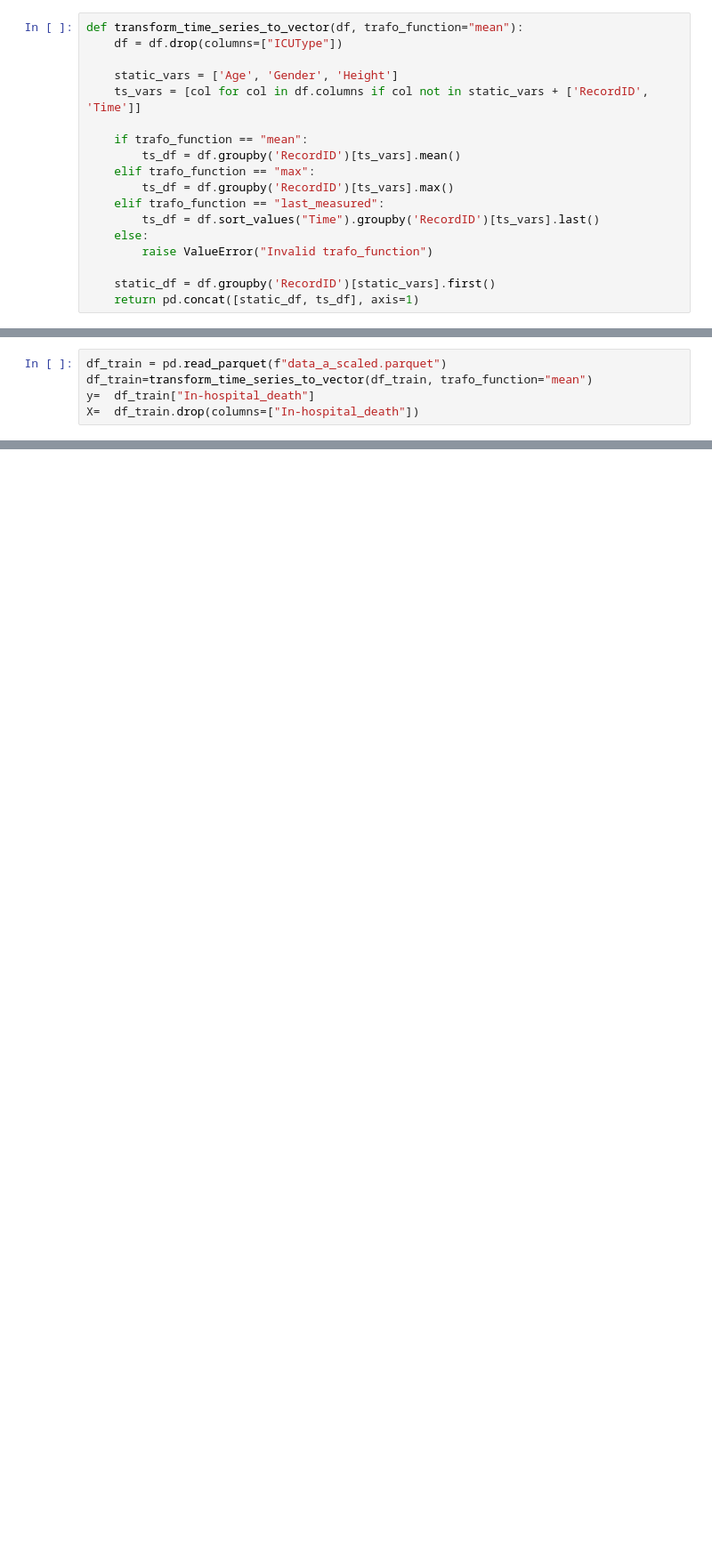
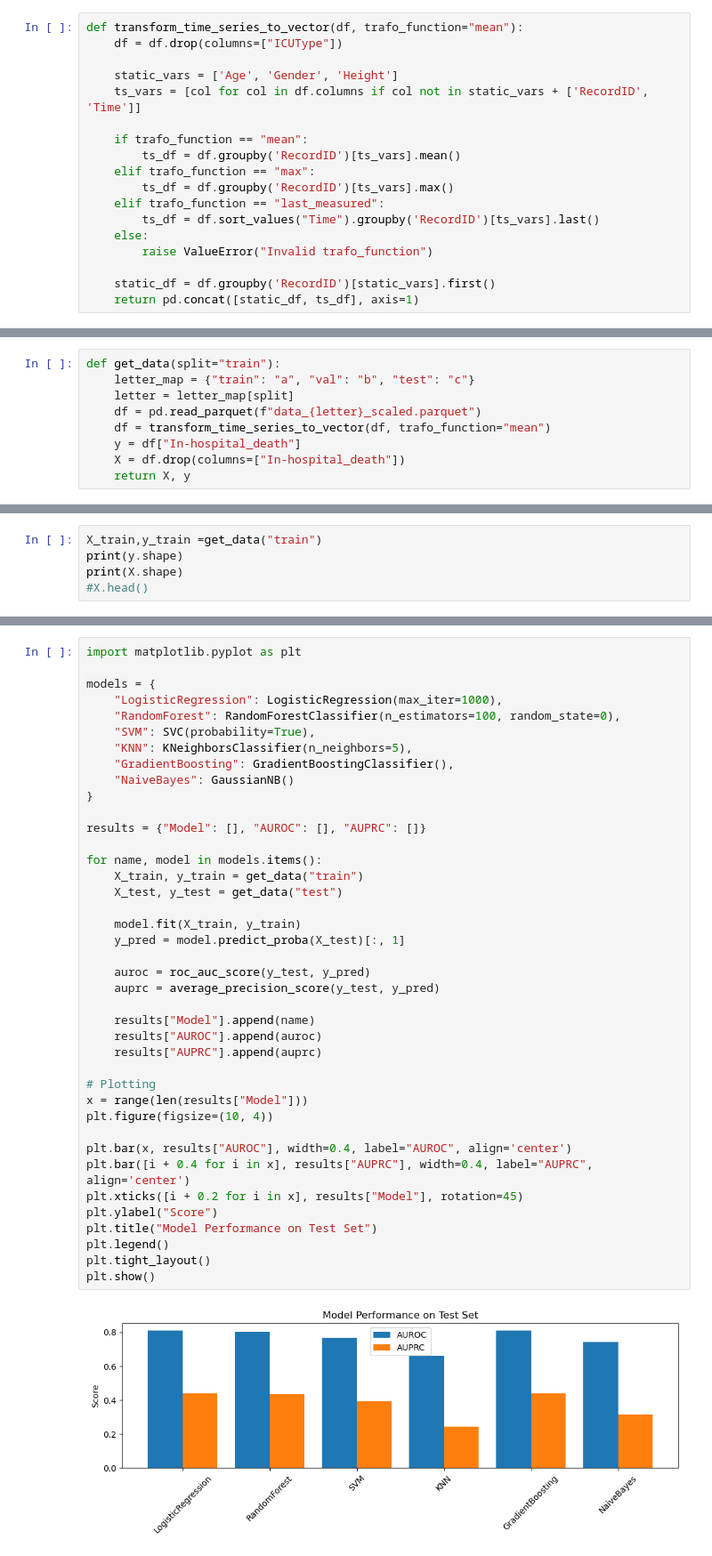
Before and after one commit to KarlDeck/ML4HC_P1, a Jupyter notebook: Project1.ipynb, the cells around one changed output, grey strips where cells are left out. Shown at 89% size. Drawn from its saved outputs; the diff is of its cells as text; blank space fills up the shorter version.

Commit message:
Added first simple models

```diff
--- a/Project1.ipynb
+++ b/Project1.ipynb
@@ -456,5 +460,9 @@ def transform_time_series_to_vector(df, trafo_function="mean"):
 # %%
-df_train = pd.read_parquet(f"data_a_scaled.parquet")
-df_train=transform_time_series_to_vector(df_train, trafo_function="mean")
-y=  df_train["In-hospital_death"]
-X=  df_train.drop(columns=["In-hospital_death"])
+def get_data(split="train"):
+    letter_map = {"train": "a", "val": "b", "test": "c"}
+    letter = letter_map[split]
+    df = pd.read_parquet(f"data_{letter}_scaled.parquet")
+    df = transform_time_series_to_vector(df, trafo_function="mean")
+    y = df["In-hospital_death"]
+    X = df.drop(columns=["In-hospital_death"])
+    return X, y
@@ -477,0 +469,5 @@ X
+# %%
+X_train,y_train =get_data("train")
+print(y.shape)
+print(X.shape)
+#X.head()
@@ -477,0 +549,42 @@ X
+# %%
+import matplotlib.pyplot as plt
+
+models = {
+    "LogisticRegression": LogisticRegression(max_iter=1000),
+    "RandomForest": RandomForestClassifier(n_estimators=100, random_state=0),
+    "SVM": SVC(probability=True),
+    "KNN": KNeighborsClassifier(n_neighbors=5),
+    "GradientBoosting": GradientBoostingClassifier(),
+    "NaiveBayes": GaussianNB()
+}
+
+results = {"Model": [], "AUROC": [], "AUPRC": []}
+
+for name, model in models.items():
+    X_train, y_train = get_data("train")
+    X_test, y_test = get_data("test")
+
+    model.fit(X_train, y_train)
+    y_pred = model.predict_proba(X_test)[:, 1]
+
+    auroc = roc_auc_score(y_test, y_pred)
+    auprc = average_precision_score(y_test, y_pred)
+
+    results["Model"].append(name)
+    results["AUROC"].append(auroc)
+    results["AUPRC"].append(auprc)
+
+# Plotting
+x = range(len(results["Model"]))
+plt.figure(figsize=(10, 4))
+
+plt.bar(x, results["AUROC"], width=0.4, label="AUROC", align='center')
+plt.bar([i + 0.4 for i in x], results["AUPRC"], width=0.4, label="AUPRC", align='center')
+plt.xticks([i + 0.2 for i in x], results["Model"], rotation=45)
+plt.ylabel("Score")
+plt.title("Model Performance on Test Set")
+plt.legend()
+plt.tight_layout()
+plt.show()
+# %% [output]
+[figure, added]
```
Also changed, not shown: parts of 19 cells of this notebook.
